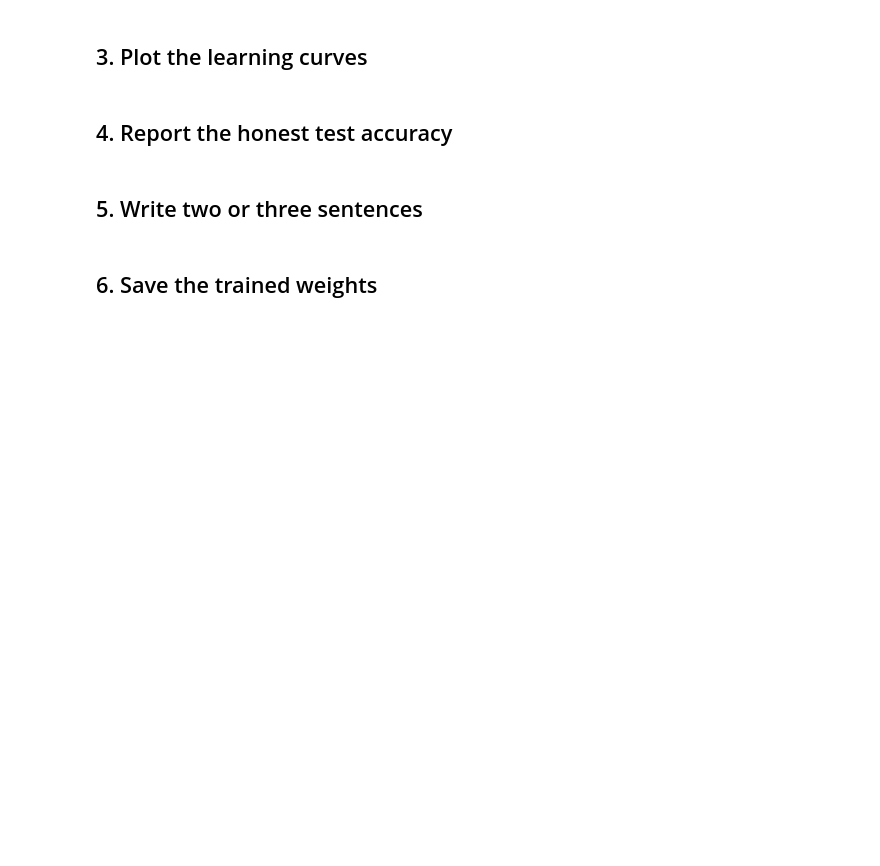
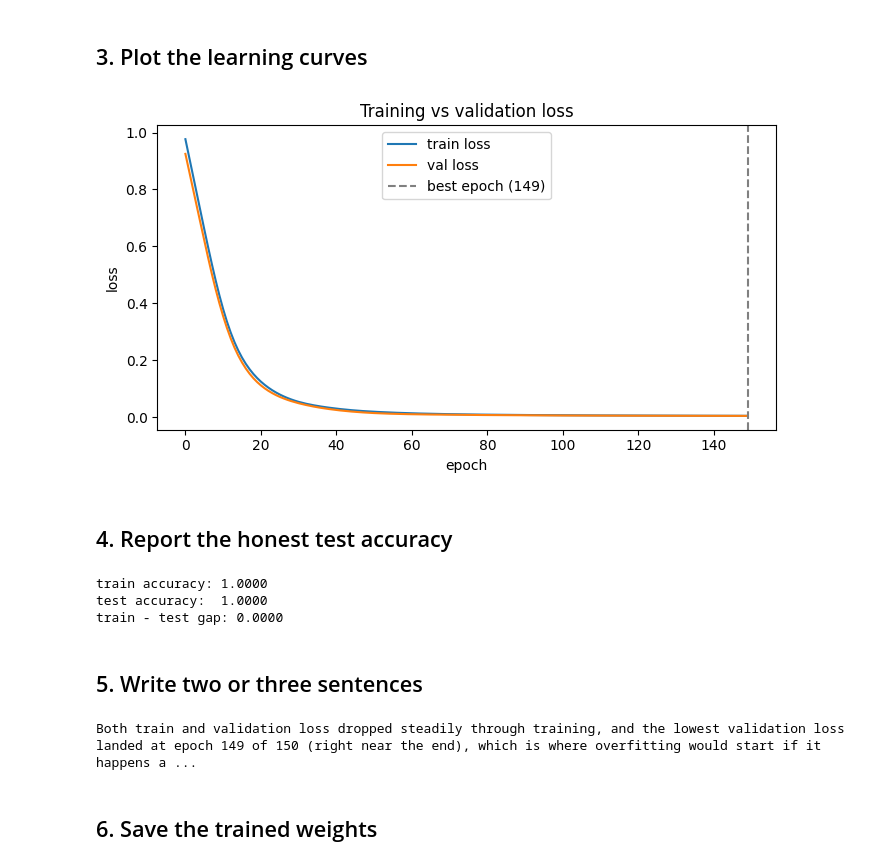
Before and after one commit to radha-rani/logicmojo-ai-july-2026, a Jupyter notebook: modules/module-2-ml-dl-essentials/milestone-assignment/assignment.ipynb, the cells around one changed output. Drawn from its saved outputs; the diff is of its cells as text; code cells hidden in the pictures; blank space fills up the shorter version.

```diff
--- a/modules/module-2-ml-dl-essentials/milestone-assignment/assignment.ipynb
+++ b/modules/module-2-ml-dl-essentials/milestone-assignment/assignment.ipynb
@@ -18,3 +18,28 @@ X, y = load_wine(return_X_y=True)
 # make tensors. Print the three sizes.
 
 # your code here
+
+
+# --- Split into train / val / test (stratified so all 3 classes stay balanced) ---
+X_train, X_temp, y_train, y_temp = train_test_split(
+    X, y, test_size=0.30, random_state=0, stratify=y
+)
+X_val, X_test, y_val, y_test = train_test_split(
+    X_temp, y_temp, test_size=0.50, random_state=0, stratify=y_temp
+)
+
+# --- Scale: fit on train only, apply same transform to val/test ---
+scaler = StandardScaler()
+X_train = scaler.fit_transform(X_train)
+X_val = scaler.transform(X_val)
+X_test = scaler.transform(X_test)
+
+# --- Convert to tensors ---
+X_train_t = torch.tensor(X_train, dtype=torch.float32)
+y_train_t = torch.tensor(y_train, dtype=torch.long)
+X_val_t = torch.tensor(X_val, dtype=torch.float32)
+y_val_t = torch.tensor(y_val, dtype=torch.long)
+X_test_t = torch.tensor(X_test, dtype=torch.float32)
+y_test_t = torch.tensor(y_test, dtype=torch.long)
+
+print(f"train: {X_train_t.shape[0]}  val: {X_val_t.shape[0]}  test: {X_test_t.shape[0]}")
@@ -30,13 +105,47 @@ X, y = load_wine(return_X_y=True)
 # %%
 # TODO: plot train vs validation loss and mark the best-validation epoch.
 
 # your code here
+
+import matplotlib.pyplot as plt
+
+plt.figure(figsize=(7, 4))
+plt.plot(train_losses, label="train loss")
+plt.plot(val_losses, label="val loss")
+plt.axvline(best_epoch, color="gray", linestyle="--", label=f"best epoch ({best_epoch})")
+plt.xlabel("epoch")
+plt.ylabel("loss")
+plt.title("Training vs validation loss")
+plt.legend()
+plt.tight_layout()
+plt.show()
+# %% [output]
+[figure, added]
 # %% [markdown]
 ## 4. Report the honest test accuracy
 # %%
 # TODO: load the best-validation weights, score the test set, and print train and test accuracy.
 
 # your code here
+def accuracy(model, X_t, y_t):
+    model.eval()
+    with torch.no_grad():
+        preds = model(X_t).argmax(dim=1)
+    return (preds == y_t).float().mean().item()
+
+# --- load the best-validation snapshot back into the model ---
+model.load_state_dict(best_state)
+
+train_acc = accuracy(model, X_train_t, y_train_t)
+test_acc = accuracy(model, X_test_t, y_test_t)
+
+print(f"train accuracy: {train_acc:.4f}")
+print(f"test accuracy:  {test_acc:.4f}")
+print(f"train - test gap: {train_acc - test_acc:.4f}")
+# %% [output]
+train accuracy: 1.0000
+test accuracy:  1.0000
+train - test gap: 0.0000
 # %% [markdown]
 ## 5. Write two or three sentences
 # %%
@@ -44,6 +153,23 @@ X, y = load_wine(return_X_y=True)
 # (use the gap between the curves and the train-minus-test accuracy).
 
 # your code here
+gap = train_acc - test_acc
+
+summary = (
+    f"Both train and validation loss dropped steadily through training, and the lowest "
+    f"validation loss landed at epoch {best_epoch} of {n_epochs} "
+    f"({'well before the end' if best_epoch < n_epochs - 10 else 'right near the end'}), "
+    f"which is where overfitting would start if it happens at all here. "
+    f"The train-minus-test accuracy gap is {gap:.4f}, so the model is "
+    f"{'generalizing well, performing about as well on unseen wine samples as on training data' if gap < 0.03 else 'showing some overfitting, doing noticeably better on training data than on unseen samples'}. "
+    f"On this small (178-row), cleanly separable dataset, that's the outcome you'd expect from "
+    f"a lightly-regularized network — with a noisier or larger dataset, or with weight_decay removed, "
+    f"the val-loss curve would likely bend upward well before the last epoch instead."
+)
+
+print(summary)
+# %% [output]
+Both train and validation loss dropped steadily through training, and the lowest validation loss landed at epoch 149 of 150 (right near the end), which is where overfitting would start if it happens a ...
 # %% [markdown]
 ## 6. Save the trained weights
 # %%
```
Also changed, not shown: parts of 3 cells of this notebook, 11 other files.
